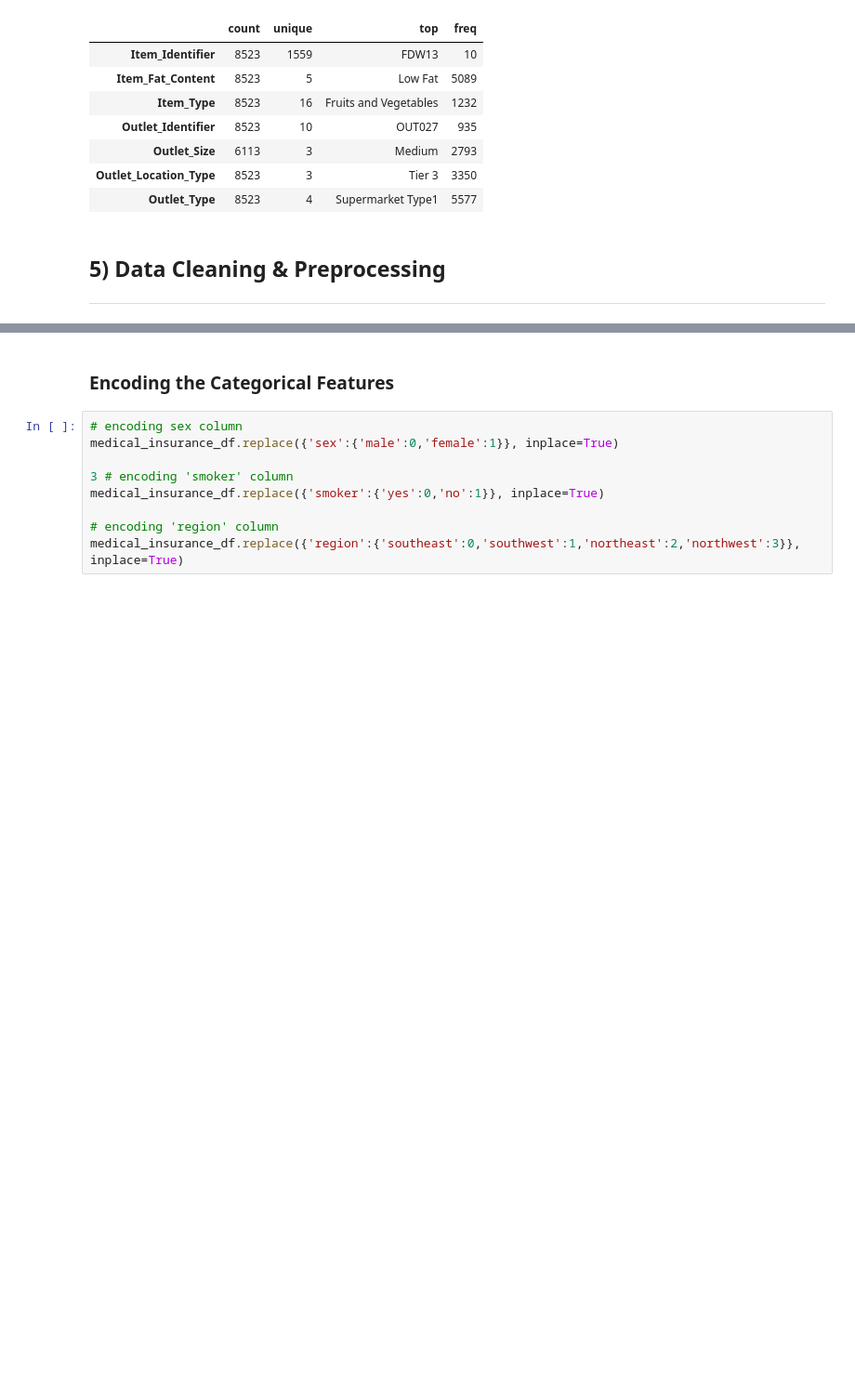
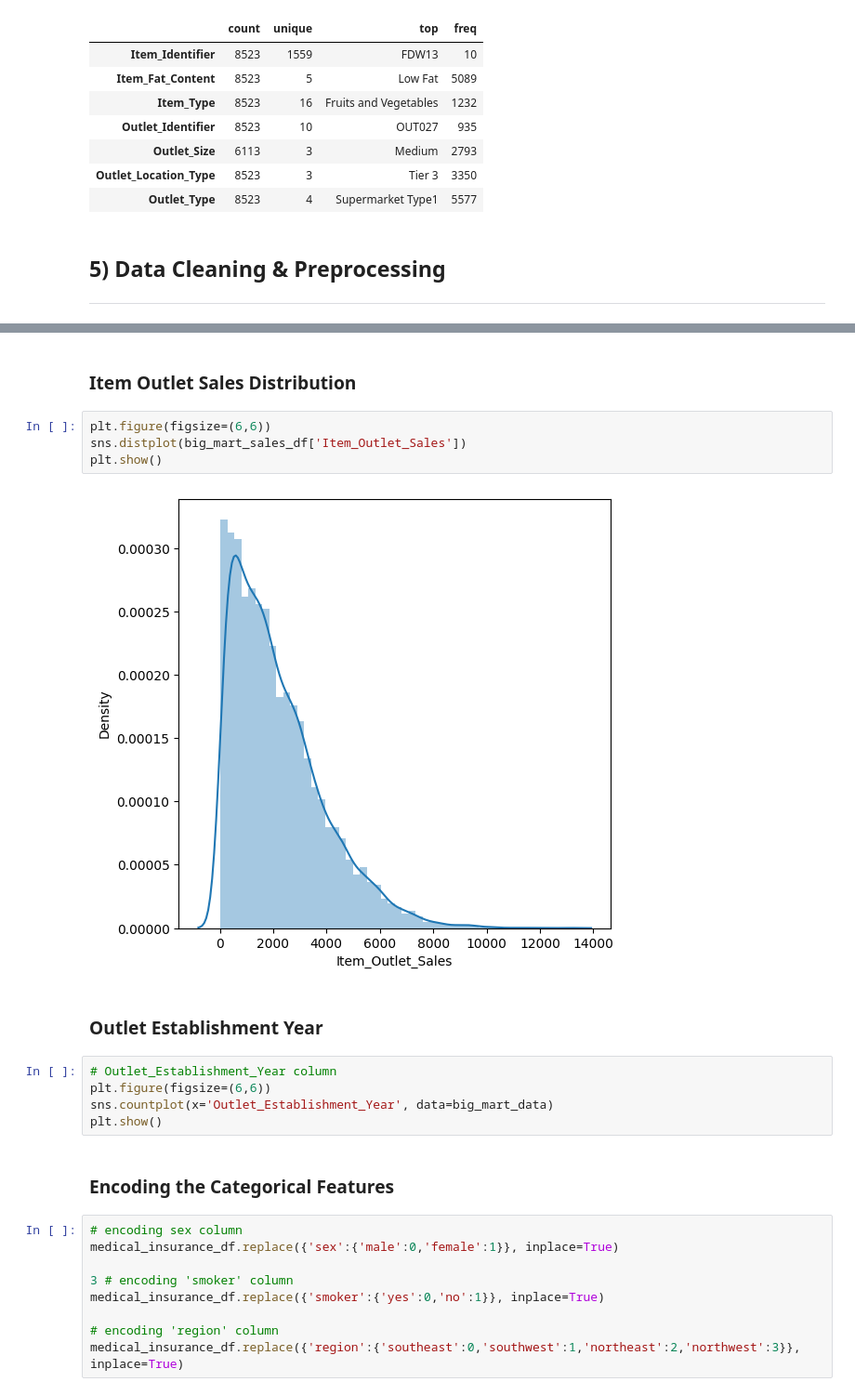
Before and after one commit to manishkr1754/30_Days_30_ML_Projects_Challenge, a Jupyter notebook: Day12_Project12_Big Mart Sales Prediction.ipynb, the cells around one changed output, grey strips where cells are left out. Shown at 93% size. Drawn from its saved outputs; the diff is of its cells as text; blank space fills up the shorter version.

Commit message:
Doing Data Analysis

```diff
--- a/Day12_Project12_Big Mart Sales Prediction.ipynb
+++ b/Day12_Project12_Big Mart Sales Prediction.ipynb
@@ -184,3 +208,18 @@ Missing Value Presence in different columns of DataFrame are as follows :
+# %% [markdown]
+### Item Outlet Sales Distribution
+# %%
+plt.figure(figsize=(6,6))
+sns.distplot(big_mart_sales_df['Item_Outlet_Sales'])
+plt.show()
+# %% [output]
+[figure, added]
+# %% [markdown]
+### Outlet Establishment Year
+# %%
+# Outlet_Establishment_Year column
+plt.figure(figsize=(6,6))
+sns.countplot(x='Outlet_Establishment_Year', data=big_mart_data)
+plt.show()
 # %% [markdown]
 ### Encoding the Categorical Features
 # %%
```
Also changed, not shown: parts of 20 cells of this notebook.
